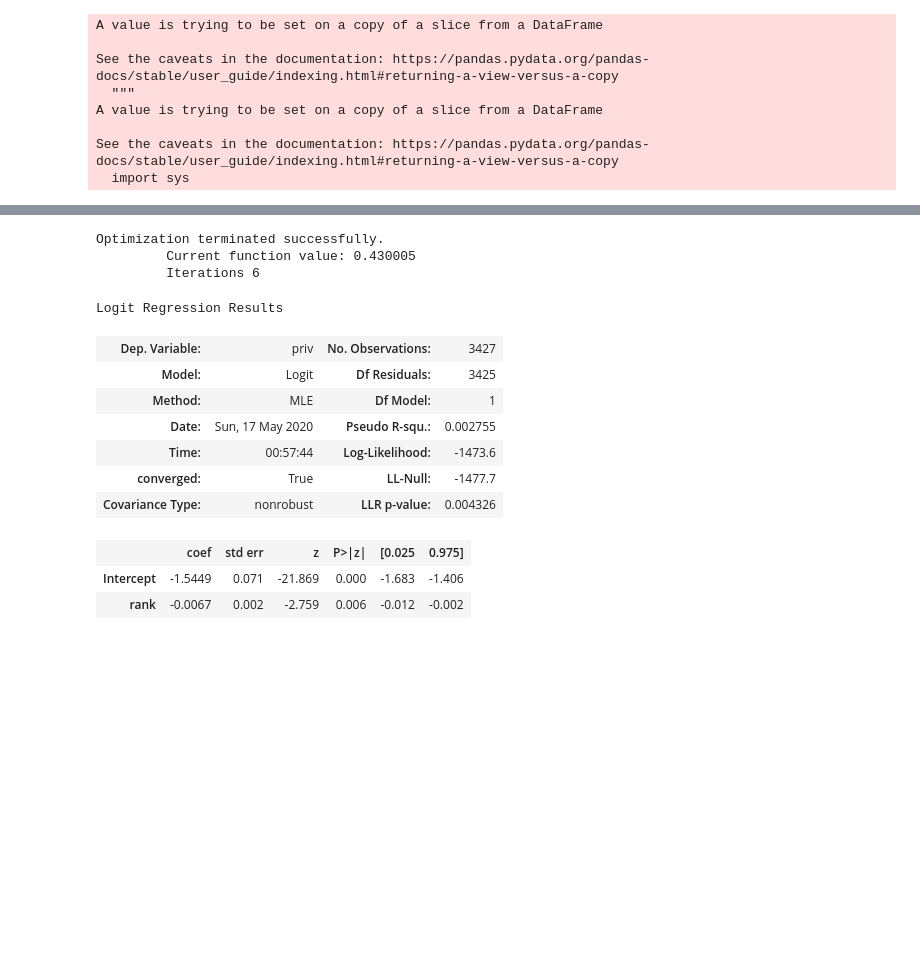
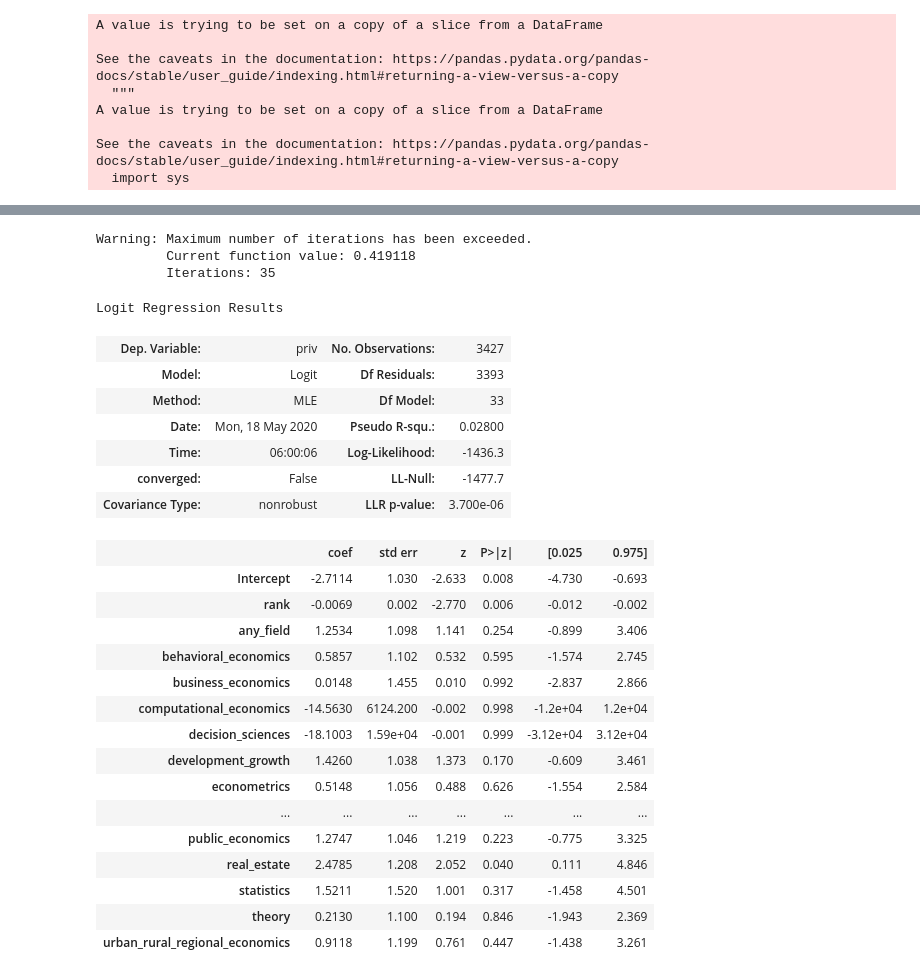
Before and after one commit to aadsouza/notebooks, a Jupyter notebook: econjobmarket/data_regressions.ipynb, the cells around one changed output, grey strips where cells are left out. Drawn from its saved outputs; the diff is of its cells as text; code cells hidden in the pictures; blank space fills up the shorter version.

Commit message:
included more logistic regressions; disclaimer: includes errors!

```diff
--- a/econjobmarket/data_regressions.ipynb
+++ b/econjobmarket/data_regressions.ipynb
@@ -365,0 +410,22 @@ Logit Regression Results
+# %%
+import string
+
+#create dummies for applicants primary fields
+#dummy variable trap
+data_dummies_appfie = pd.get_dummies(inst_data["name"], drop_first = True)
+
+#rename columns that may cause issues with regression
+foo = pd.Series(data_dummies_appfie.columns.str.lower())
+
+for i in foo.index:
+  foo[i] = foo[i].translate(str.maketrans("", "", string.punctuation)) #strips punctutation
+  foo[i] = foo[i].replace(" ", "_") #replace space with underscore
+
+appfie_col = pd.Series(data_dummies_appfie.columns)
+appfie_dict = pd.concat([foo, appfie_col], axis = 1)
+appfie_dict = dict(zip(appfie_dict[1], appfie_dict[0]))
+
+data_dummies_appfie = data_dummies_appfie.rename(columns = appfie_dict)
+# %%
+app_fields_ser = pd.Series(foo)
+app_fields_ser.str.cat(sep=" + ")
@@ -365,0 +434,11 @@ Logit Regression Results
+# %%
+data_with_dummies = pd.concat([inst_data, data_dummies_rectype, data_dummies_appfie], axis = 1)
+data_with_dummies = data_with_dummies.rename(columns = {"Government agency or commission": "govt", "Academic organization (economics department)": "econ", "Academic organization (agricultural/resource economics department)": "ag_econ", "Academic organization (business school)": "bsns", "Academic organization (other than econ, business, or ag econ)": "ac_othr", "Private business or organization; Other type of organization": "priv"})
+
+data_with_dummies["academia"] = 0
+
+for i in data_with_dummies.index:
+    if data_with_dummies.econ[i] == 1 or data_with_dummies.bsns[i] == 1 or data_with_dummies.ac_othr[i] == 1 or data_with_dummies.ag_econ[i] == 1:
+      data_with_dummies.academia[i] = 1
+    else:
+      data_with_dummies.academia[i] = 0
@@ -388,22 +536,35 @@ Logit Regression Results
 # %%
 from patsy import dmatrices
 
-y_econ, X_rank = dmatrices("priv ~ rank", data_with_dummies, return_type = "dataframe")
+y_priv, X_rank = dmatrices("priv ~ rank + " + app_fields_ser.str.cat(sep=" + "), data_with_dummies, return_type = "dataframe")
 
-econ_regression = sm.Logit(y_econ, X_rank)
-econ_regression.fit().summary()
+priv_regression = sm.Logit(y_priv, X_rank)
+priv_regression.fit().summary()
 # %% [output]
-Optimization terminated successfully.
-         Current function value: 0.430005
-         Iterations 6
+Warning: Maximum number of iterations has been exceeded.
+         Current function value: 0.419118
+         Iterations: 35
 Logit Regression Results
 | Dep. Variable: | priv | No. Observations: | 3427 |
-| Model: | Logit | Df Residuals: | 3425 |
-| Method: | MLE | Df Model: | 1 |
-| Date: | Sun, 17 May 2020 | Pseudo R-squ.: | 0.002755 |
-| Time: | 00:57:44 | Log-Likelihood: | -1473.6 |
-| converged: | True | LL-Null: | -1477.7 |
-| Covariance Type: | nonrobust | LLR p-value: | 0.004326 |
+| Model: | Logit | Df Residuals: | 3393 |
+| Method: | MLE | Df Model: | 33 |
+| Date: | Mon, 18 May 2020 | Pseudo R-squ.: | 0.02800 |
+| Time: | 06:00:06 | Log-Likelihood: | -1436.3 |
+| converged: | False | LL-Null: | -1477.7 |
+| Covariance Type: | nonrobust | LLR p-value: | 3.700e-06 |
 |  | coef | std err | z | P>|z| | [0.025 | 0.975] |
-| Intercept | -1.5449 | 0.071 | -21.869 | 0.000 | -1.683 | -1.406 |
-| rank | -0.0067 | 0.002 | -2.759 | 0.006 | -0.012 | -0.002 |
+| Intercept | -2.7114 | 1.030 | -2.633 | 0.008 | -4.730 | -0.693 |
+| rank | -0.0069 | 0.002 | -2.770 | 0.006 | -0.012 | -0.002 |
+| any_field | 1.2534 | 1.098 | 1.141 | 0.254 | -0.899 | 3.406 |
+| behavioral_economics | 0.5857 | 1.102 | 0.532 | 0.595 | -1.574 | 2.745 |
+| business_economics | 0.0148 | 1.455 | 0.010 | 0.992 | -2.837 | 2.866 |
+| computational_economics | -14.5630 | 6124.200 | -0.002 | 0.998 | -1.2e+04 | 1.2e+04 |
+| decision_sciences | -18.1003 | 1.59e+04 | -0.001 | 0.999 | -3.12e+04 | 3.12e+04 |
+| development_growth | 1.4260 | 1.038 | 1.373 | 0.170 | -0.609 | 3.461 |
+| econometrics | 0.5148 | 1.056 | 0.488 | 0.626 | -1.554 | 2.584 |
+| ... | ... | ... | ... | ... | ... | ... |
+| public_economics | 1.2747 | 1.046 | 1.219 | 0.223 | -0.775 | 3.325 |
+| real_estate | 2.4785 | 1.208 | 2.052 | 0.040 | 0.111 | 4.846 |
+| statistics | 1.5211 | 1.520 | 1.001 | 0.317 | -1.458 | 4.501 |
+| theory | 0.2130 | 1.100 | 0.194 | 0.846 | -1.943 | 2.369 |
+| urban_rural_regional_economics | 0.9118 | 1.199 | 0.761 | 0.447 | -1.438 | 3.261 |
```
Also changed, not shown: parts of 16 cells of this notebook.
